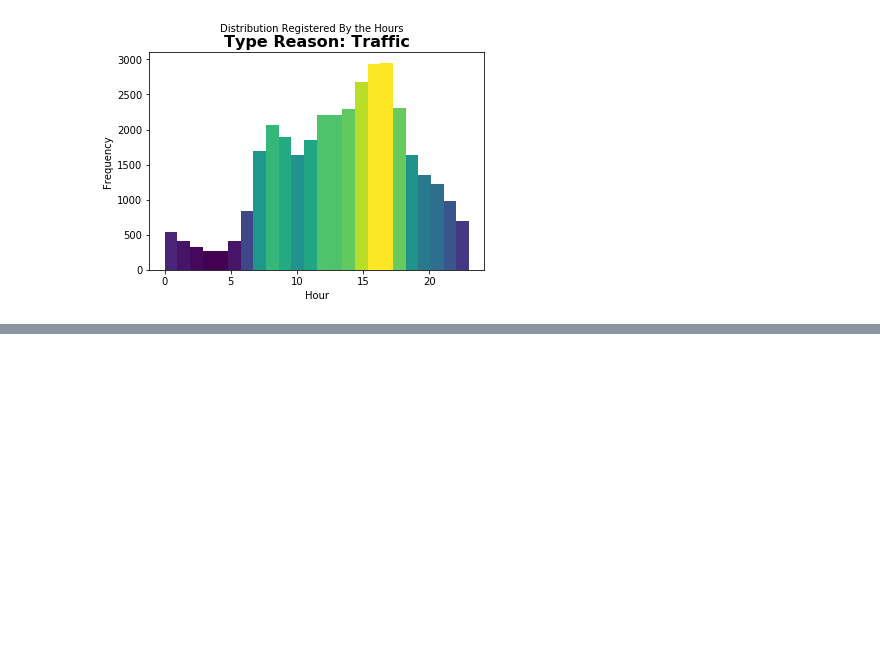
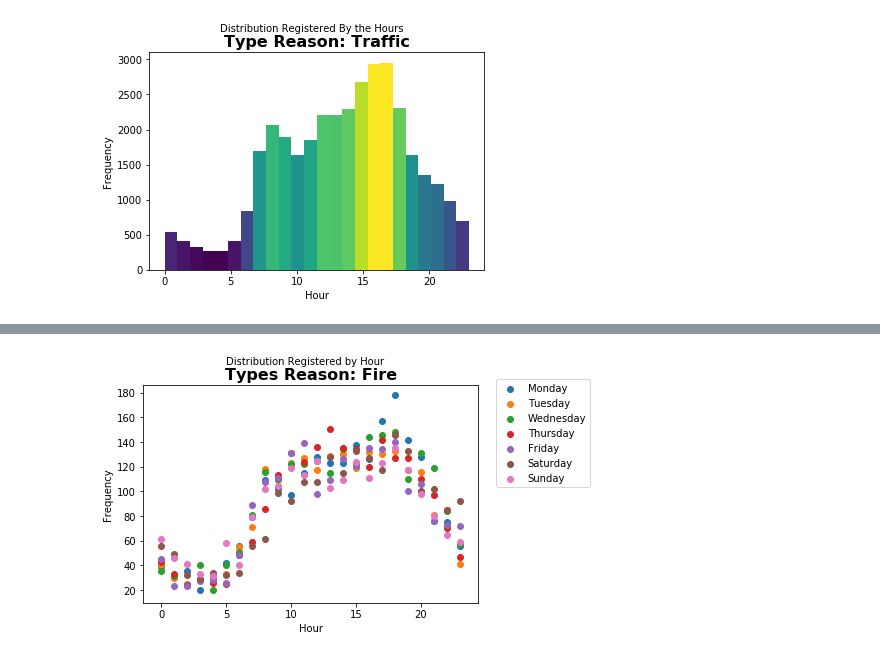
Before and after one commit to aabrantes/datascience, a Jupyter notebook: Trabalho_Apresentação.ipynb, the cells around one changed output, grey strips where cells are left out. Cells and saved outputs as stored; diff of their text form; code cells hidden in the pictures; blank space fills up the shorter version.

```diff
--- a/Trabalho_Apresentação.ipynb
+++ b/Trabalho_Apresentação.ipynb
@@ -184,0 +219,15 @@ plotLine(X = df[df['Type'] == 'EMS'].groupby(['Week']).size(),
+# %%
+# PlotLine Types Reason Fire by Hour
+plotScatter(W1 = df[(df['Type'] == 'Fire') & (df['Week'] == 0)].groupby(['Hour']).size().reset_index(name='Qty'),
+             W2 = df[(df['Type'] == 'Fire') & (df['Week'] == 1)].groupby(['Hour']).size().reset_index(name='Qty'),
+             W3 = df[(df['Type'] == 'Fire') & (df['Week'] == 2)].groupby(['Hour']).size().reset_index(name='Qty'),
+             W4 = df[(df['Type'] == 'Fire') & (df['Week'] == 3)].groupby(['Hour']).size().reset_index(name='Qty'),
+             W5 = df[(df['Type'] == 'Fire') & (df['Week'] == 4)].groupby(['Hour']).size().reset_index(name='Qty'),
+             W6 = df[(df['Type'] == 'Fire') & (df['Week'] == 5)].groupby(['Hour']).size().reset_index(name='Qty'),
+             W7 = df[(df['Type'] == 'Fire') & (df['Week'] == 6)].groupby(['Hour']).size().reset_index(name='Qty'),
+             x_label = "Hour",
+             y_label = 'Frequency',
+             title = 'Types Reason: Fire',
+             suptitle = 'Distribution Registered by Hour')
+# %% [output]
+[figure, added]
```
Also changed, not shown: parts of 3 cells of this notebook.
